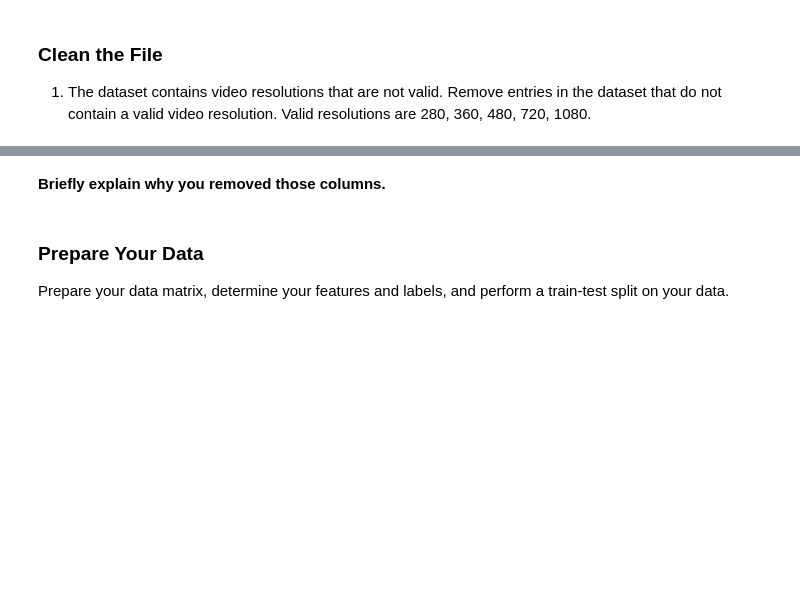
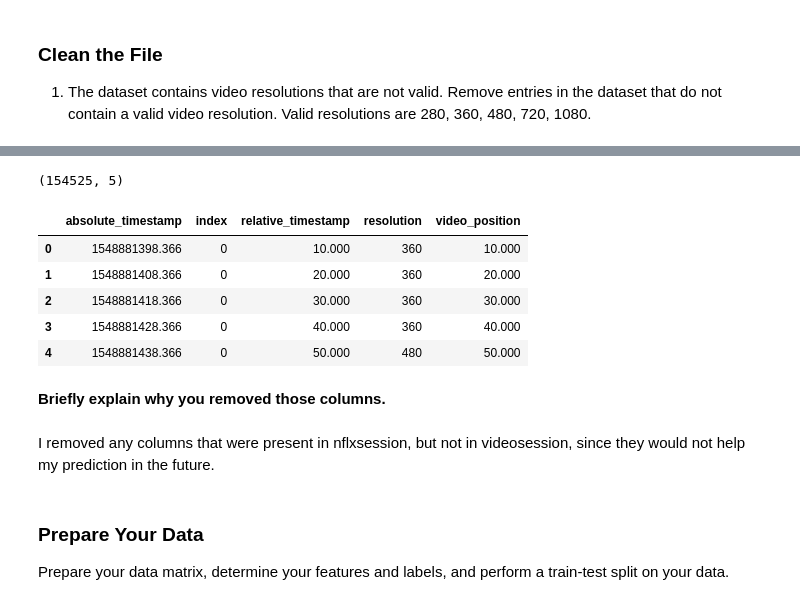
Before and after one commit to Nixolium/ml-systems, a Jupyter notebook: docs/assignments/1-Video-Quality-Inference.ipynb, the cells around one changed output, grey strips where cells are left out. Cells and saved outputs as stored; diff of their text form; code cells hidden in the pictures; blank space fills up the shorter version.

```diff
--- a/docs/assignments/1-Video-Quality-Inference.ipynb
+++ b/docs/assignments/1-Video-Quality-Inference.ipynb
@@ -150,5 +185,20 @@ Load the video dataset pickle file.
+# %%
+#just the final thing we're working with.
+print(ds_filtered.shape)
+ds_final = ds_filtered
+ds_final.head()
+# %% [output]
+(154525, 5)
+|  | absolute_timestamp | index | relative_timestamp | resolution | video_position |
+| 0 | 1548881398.366 | 0 | 10.000 | 360 | 10.000 |
+| 1 | 1548881408.366 | 0 | 20.000 | 360 | 20.000 |
+| 2 | 1548881418.366 | 0 | 30.000 | 360 | 30.000 |
+| 3 | 1548881428.366 | 0 | 40.000 | 360 | 40.000 |
+| 4 | 1548881438.366 | 0 | 50.000 | 480 | 50.000 |
 # %% [markdown]
 **Briefly explain why you removed those columns.**
+# %% [markdown]
+I removed any columns that were present in nflxsession, but not in videosession, since they would not help my prediction in the future.
 # %% [markdown]
 ### Prepare Your Data
 
```
Also changed, not shown: parts of 26 cells of this notebook.
